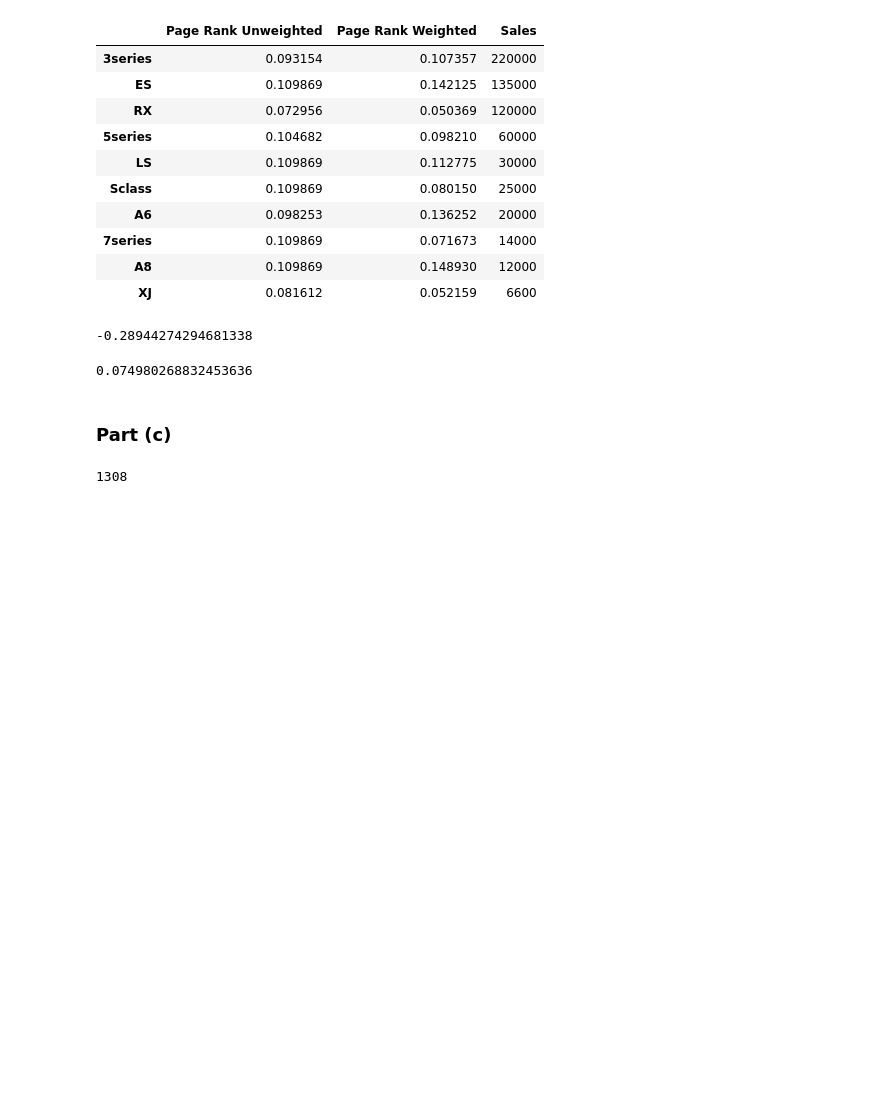
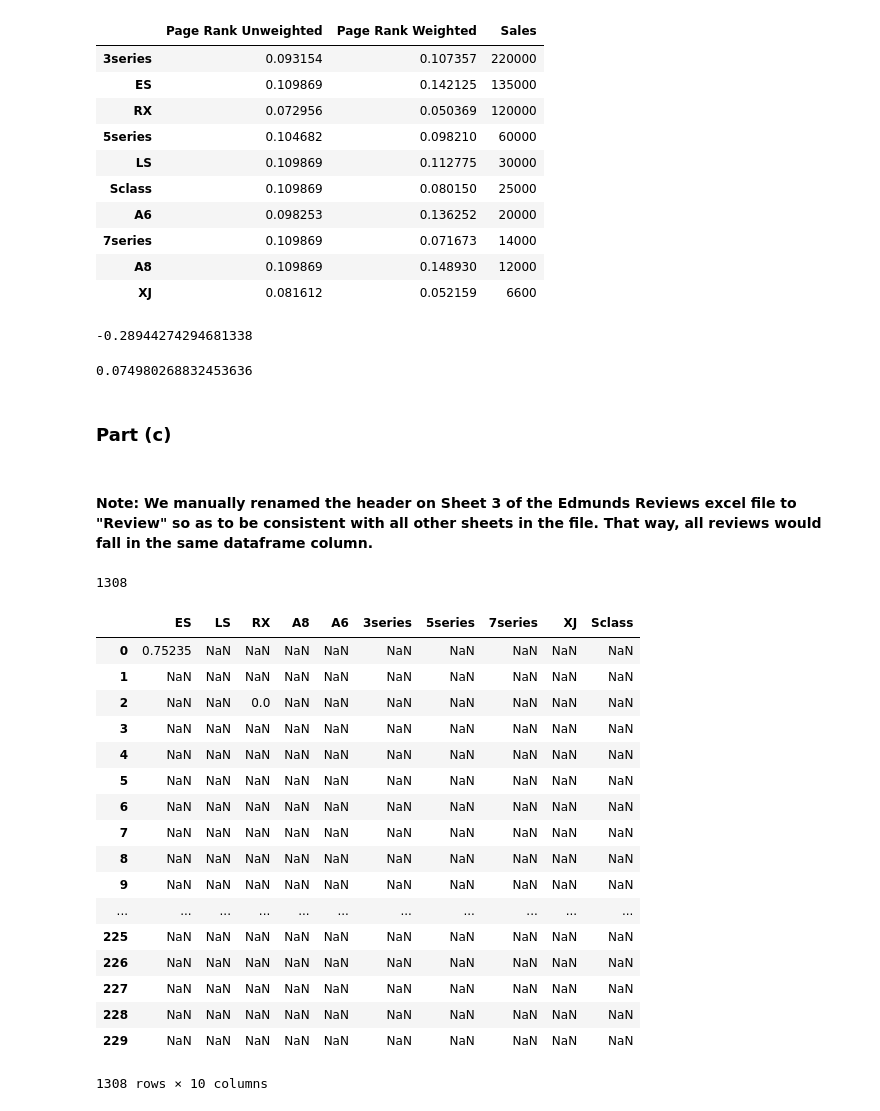
Before and after one commit to timlai09/TextAnalysis, a Jupyter notebook: Assignment3/TextAssignment3-Heard-Lai-Mulcahy-Quijano-Reynolds.ipynb, the cells around one changed output. Drawn from its saved outputs; the diff is of its cells as text; code cells hidden in the pictures; blank space fills up the shorter version.

```diff
--- a/Assignment3/TextAssignment3-Heard-Lai-Mulcahy-Quijano-Reynolds.ipynb
+++ b/Assignment3/TextAssignment3-Heard-Lai-Mulcahy-Quijano-Reynolds.ipynb
@@ -140,6 +142,8 @@ partb_df['Page Rank Weighted'].corr(partb_df['Sales'])
 0.074980268832453636
 # %% [markdown]
 ### Part (c)
+# %% [markdown]
+#### Note: We manually renamed the header on Sheet 3 of the Edmunds Reviews excel file to "Review" so as to be consistent with all other sheets in the file. That way, all reviews would fall in the same dataframe column.
 # %%
 ed = pd.read_excel('Edmunds Reviews.xlsx', sheetname = 0)
 ed = ed.append(pd.read_excel('Edmunds Reviews.xlsx', sheetname = 1))
@@ -150,3 +154,42 @@ ed = ed.append(pd.read_excel('Edmunds Reviews.xlsx', sheetname = 5))
 len(ed)
 # %% [output]
 1308
+# %%
+sentscores_df = pd.DataFrame(np.nan, index = ed.index, columns=models)
+
+sid = SIA()
+
+i = 0
+for review in ed['Review']:
+    for b in models:
+        brandsentlist =[]
+        for match in re.finditer(b, review):
+            begin = match.start()
+            end = match.end()
+            sentence = review[begin-70:end+70]
+            sentiment = sid.polarity_scores(sentence)['compound']
+            brandsentlist.append(sentiment)
+        brand_message_sent = np.mean(brandsentlist)
+        sentscores_df[b][i] = brand_message_sent
+        i+=1
+
+sentscores_df
+# %% [output]
+|  | ES | LS | RX | A8 | A6 | 3series | 5series | 7series | XJ | Sclass |
+| 0 | 0.75235 | NaN | NaN | NaN | NaN | NaN | NaN | NaN | NaN | NaN |
+| 1 | NaN | NaN | NaN | NaN | NaN | NaN | NaN | NaN | NaN | NaN |
+| 2 | NaN | NaN | 0.0 | NaN | NaN | NaN | NaN | NaN | NaN | NaN |
+| 3 | NaN | NaN | NaN | NaN | NaN | NaN | NaN | NaN | NaN | NaN |
+| 4 | NaN | NaN | NaN | NaN | NaN | NaN | NaN | NaN | NaN | NaN |
+| 5 | NaN | NaN | NaN | NaN | NaN | NaN | NaN | NaN | NaN | NaN |
+| 6 | NaN | NaN | NaN | NaN | NaN | NaN | NaN | NaN | NaN | NaN |
+| 7 | NaN | NaN | NaN | NaN | NaN | NaN | NaN | NaN | NaN | NaN |
+| 8 | NaN | NaN | NaN | NaN | NaN | NaN | NaN | NaN | NaN | NaN |
+| 9 | NaN | NaN | NaN | NaN | NaN | NaN | NaN | NaN | NaN | NaN |
+| ... | ... | ... | ... | ... | ... | ... | ... | ... | ... | ... |
+| 225 | NaN | NaN | NaN | NaN | NaN | NaN | NaN | NaN | NaN | NaN |
+| 226 | NaN | NaN | NaN | NaN | NaN | NaN | NaN | NaN | NaN | NaN |
+| 227 | NaN | NaN | NaN | NaN | NaN | NaN | NaN | NaN | NaN | NaN |
+| 228 | NaN | NaN | NaN | NaN | NaN | NaN | NaN | NaN | NaN | NaN |
+| 229 | NaN | NaN | NaN | NaN | NaN | NaN | NaN | NaN | NaN | NaN |
+1308 rows × 10 columns
```
Also changed, not shown: parts of 3 cells of this notebook, 1 other file.
